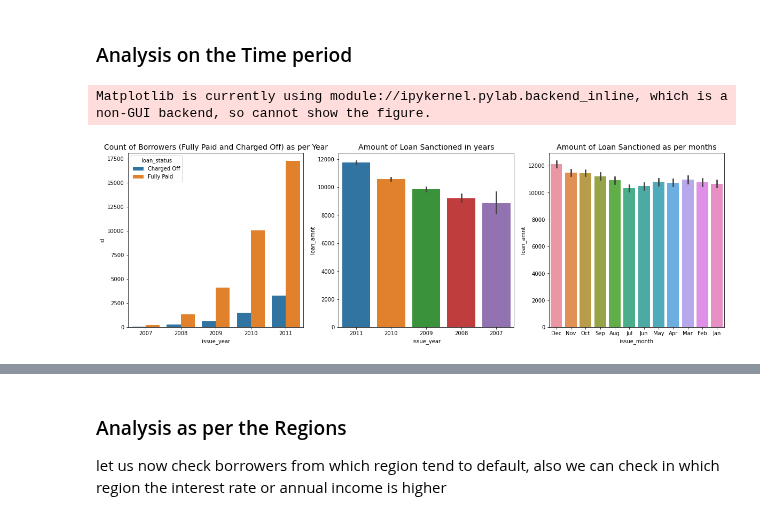
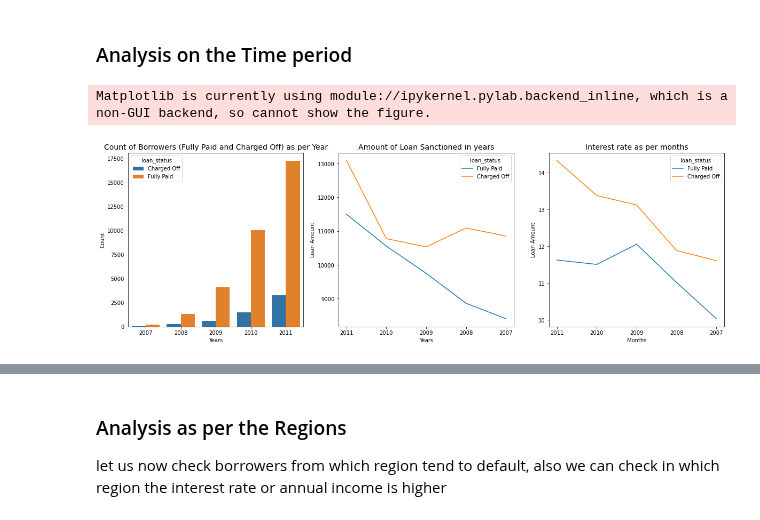
Before and after one commit to aditya-mishra25/Lending_Case_Study, a Jupyter notebook: Lending Case Study.ipynb, the cells around one changed output, grey strips where cells are left out. Drawn from its saved outputs; the diff is of its cells as text; code cells hidden in the pictures.

```diff
--- a/Lending Case Study.ipynb
+++ b/Lending Case Study.ipynb
@@ -254,23 +255,26 @@ we see a left skew in all the cases, we also observe that the pattern is similar
 # %%
 # let us have a look at the loan amounts issued as per years
 data['issue_year'] = ['20'+i[4:] for i in data['issue_d']]
 data['issue_month'] = [i[:3] for i in data['issue_d']]
 
 # let us see in which year most people defaulted
 df = data[['issue_year','loan_status','id']].groupby(by=['issue_year','loan_status'], as_index=False).count()
 fig, ax = plt.subplots(1,3, figsize=(20,6))
 sns.barplot(x='issue_year',y='id',hue='loan_status',data=df, ax=ax[0])
 ax[0].set_title("Count of Borrowers (Fully Paid and Charged Off) as per Year", fontsize=14)
+ax[0].set(xlabel="Years", ylabel = "Count")
 # amount of loan assigned as per years
-sns.barplot(x="issue_year", y="loan_amnt", data=data, ax=ax[1])
+sns.lineplot(x="issue_year", y="loan_amnt", data=data, ax=ax[1], hue='loan_status', ci=None)
 ax[1].set_title("Amount of Loan Sanctioned in years", fontsize=14)
+ax[1].set(xlabel="Years", ylabel = "Loan Amount")
 # let us chekc whether in which month the highest amount of loans are sanctioned.
-sns.barplot(x='issue_month', y='loan_amnt', data=data, ax=ax[2])
-ax[2].set_title("Amount of Loan Sanctioned as per months", fontsize=14)
+sns.lineplot(x='issue_year', y='int_rate', data=data, ax=ax[2], ci=None, hue="loan_status")
+ax[2].set_title("Interest rate as per months", fontsize=14)
+ax[2].set(xlabel="Years", ylabel = "Loan Amount")
 fig.show()
 # %% [output]
 Matplotlib is currently using module://ipykernel.pylab.backend_inline, which is a non-GUI backend, so cannot show the figure.
-[figure, old version]
+[figure, new version]
 # %% [markdown]
 ### Following are the observations and findings from the data charts displayed above:
 Chart 1:
```
Also changed, not shown: parts of 20 cells of this notebook.
